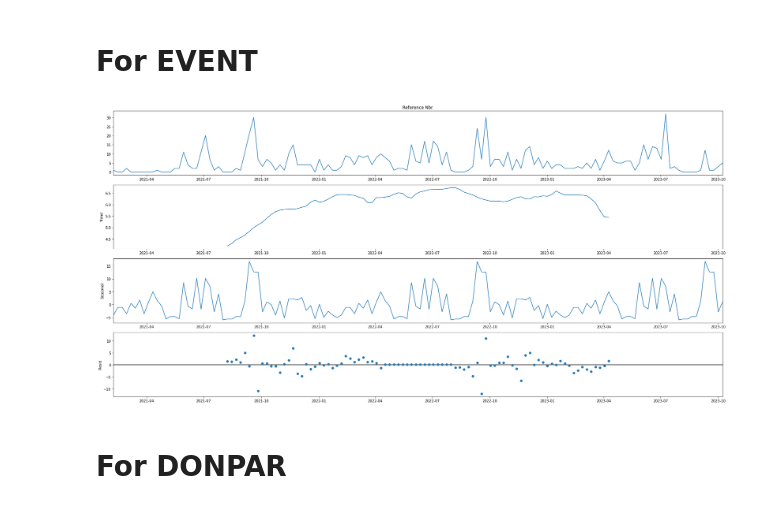
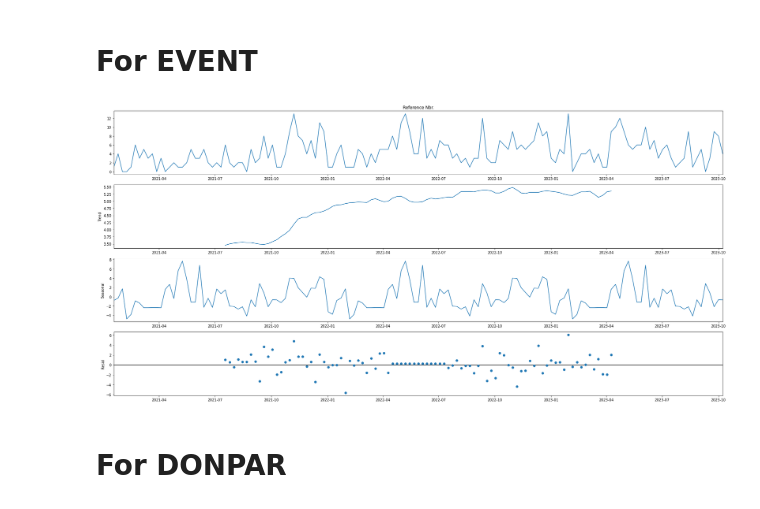
Before and after one commit to dfgparis23/Team-1, a Jupyter notebook: timeseries_analysis.ipynb, the cells around one changed output. Saved outputs shown, nothing was run; the diff lists cells and outputs as text; code cells hidden in the pictures.

```diff
--- a/timeseries_analysis.ipynb
+++ b/timeseries_analysis.ipynb
@@ -23,9 +28,9 @@ File : Invoice and Opportunities.xlsx
 | 4 | Invoice | FC0004598 | C01196 | 54531.0 | 2023-10-09 | 5829 |
 # %%
 file_no = 4 # Invoice
-df_class = pd.read_excel(f"{FILE_PATH}{FILES[file_no]}")
+df_item = pd.read_excel(f"{FILE_PATH}{FILES[file_no]}")
 print(f"File : {FILES[file_no]}")
-df_class.head()
+df_item.head()
 # %% [output]
 File : Non-Stock Items.xlsx
 |  | Inventory ID | Description EN | Posting Class | Tax Category | Base Unit | Item Status | Created On | ... |
@@ -117,15 +123,16 @@ plt.show()
 # %%
 # ['MECENAT', 'PARTPUB', 'CAMPUS', 'EVENT', 'DONPAR', 'TAXEAPP']
 
-to_keep = 'CAMPUS'
+to_keep = 'EVENT'
 
 df = df_result[df_result['Posting Class']==to_keep].groupby(by=["Date"]).agg({"Opportunity ID":"count","Amount":'sum',"Reference Nbr.":"count"}).sort_index().loc["2021-01-01":]
 df_grouped_weekly = df.resample("W").sum().fillna(0)["Reference Nbr."]
 decomposition = sm.tsa.seasonal_decompose(df_grouped_weekly, model='additive')
+EVENT_seasonality = decomposition.seasonal
 decomposition.plot()
 plt.show()
 # %% [output]
-[figure, old version]
+[figure, new version]
 # %% [markdown]
 # For DONPAR
 # %%
```
Also changed, not shown: parts of 8 cells of this notebook, 1 other file.
